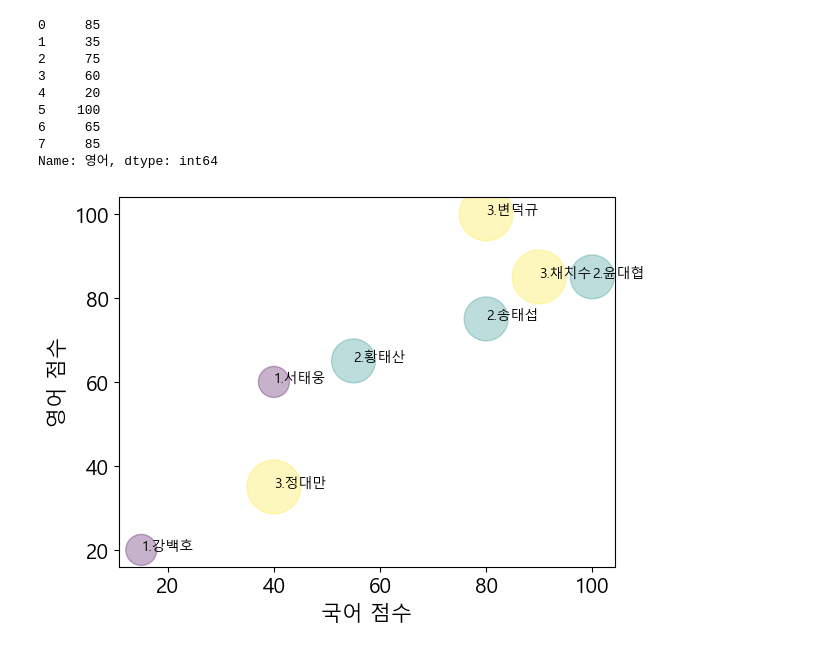
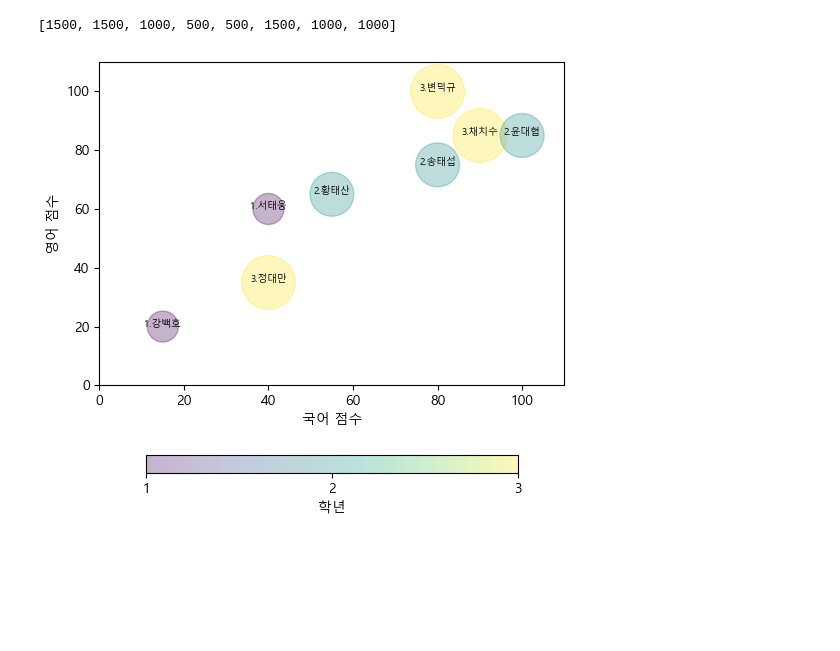
Before and after one commit to helen-cho/data, a Jupyter notebook: python/데이터시각화/13.산점도그래프.ipynb, the cells around one changed output. Saved outputs shown, nothing was run; the diff lists cells and outputs as text; code cells hidden in the pictures; blank space fills up the shorter version.

```diff
--- a/python/데이터시각화/13.산점도그래프.ipynb
+++ b/python/데이터시각화/13.산점도그래프.ipynb
@@ -85,0 +111,3 @@ Text(0, 0.5, '수학 점수')
+# %%
+y = list(df['영어'])
+y
@@ -99,3 +120,0 @@ Name: 이름, dtype: object
-# %%
-year = df['학년']
-year
@@ -125,21 +121,23 @@ Name: 국어, dtype: int64
-# %%
-y = df['영어']
-y
-# %% [output]
-0     85
-1     35
-2     75
-3     60
-4     20
-5    100
-6     65
-7     85
-Name: 영어, dtype: int64
+# %%
+sizes = [y * 500 for y in year]
+sizes
+# %% [output]
+[1500, 1500, 1000, 500, 500, 1500, 1000, 1000]
 # %%
-plt.scatter(df['국어'], df['영어'], s=sizes, c=df['학년'], cmap='viridis', alpha=0.3)
+year = list(df['학년'])
+x = list(df['국어'])
+y = list(df['영어'])
+names = list(df['이름'])
+
+plt.figure(figsize=(6, 6))
+plt.scatter(x, y, s=sizes, c=year, cmap='viridis', alpha=0.3)
 plt.xlabel('국어 점수')
 plt.ylabel('영어 점수')
+plt.ylim(0, 110)
+plt.xlim(0, 110)
 for idx, name in enumerate(names):
-    plt.text(x[idx], y[idx], str(year[idx]) + '.' + name, size=10)
+    plt.text(x[idx], y[idx], f'{year[idx]}.{name}', size=7, ha='center')
+plt.colorbar(ticks=[1, 2, 3], label='학년', shrink=0.8, orientation='horizontal')
+plt.show()
 # %% [output]
-[figure, old version]
+[figure, new version]
```
Also changed, not shown: parts of 21 cells of this notebook, 17 other files.
